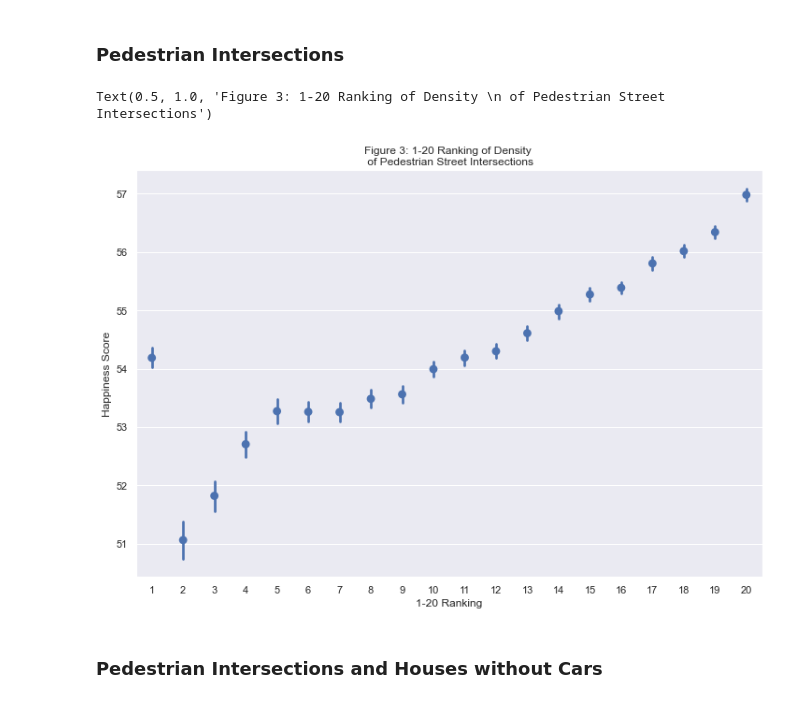
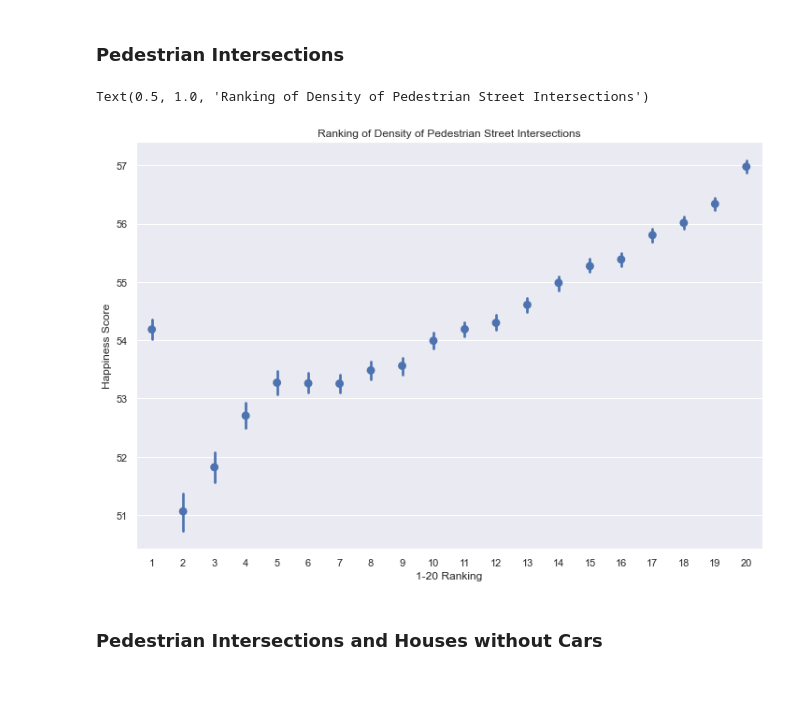
Before and after one commit to haleyej/330_final_project, a Jupyter notebook: process_data.ipynb, the cells around one changed output. Cells and saved outputs as stored; diff of their text form; code cells hidden in the pictures.

```diff
--- a/process_data.ipynb
+++ b/process_data.ipynb
@@ -382,8 +386,3 @@ Notes:
 strong multicollinearity or other numerical problems.
 # %% [markdown]
 <h3>Walkability vs Density</h3>
-# %%
-rcParams['figure.figsize'] = 12,8
-g = sns.regplot(x = 'NatWalkInd', y = 'D1B', data = df)
-g.set(xlabel = 'National Walkability Index Score', ylabel = 'Population Density (persons/acre)')
-g.set_title("Scatterplot of Walkability vs Population Density")
@@ -395,5 +388,0 @@ Text(0.5, 1.0, 'Scatterplot of Walkability vs Population Density')
-# %%
-rcParams['figure.figsize'] = 12,8
-g = sns.regplot(x = 'D4A', y = 'D1B', data = df)
-g.set(xlabel = 'National Walkability Index Score', ylabel = 'Population Density (persons/acre)')
-g.set_title("Scatterplot of Walkability vs Population Density")
@@ -474,11 +488,11 @@ Notes:
 # %%
 g = sns.pointplot(x = 'D3B_Ranked', y = 'total_score', data = matches, join = False)
 g.set_xticklabels(g.get_xticklabels())
 g.set_xlabel(xlabel = '1-20 Ranking')
 g.set_ylabel('Happiness Score')
-g.set_title('Ranking of Density \n of Pedestrian Street Intersections')
+g.set_title('Ranking of Density of Pedestrian Street Intersections')
 # %% [output]
-Text(0.5, 1.0, 'Figure 3: 1-20 Ranking of Density \n of Pedestrian Street Intersections')
+Text(0.5, 1.0, 'Ranking of Density of Pedestrian Street Intersections')
-[figure, old version]
+[figure, new version]
 # %% [markdown]
 <h3>Pedestrian Intersections and Houses without Cars</h3>
```
Also changed, not shown: parts of 24 cells of this notebook.
